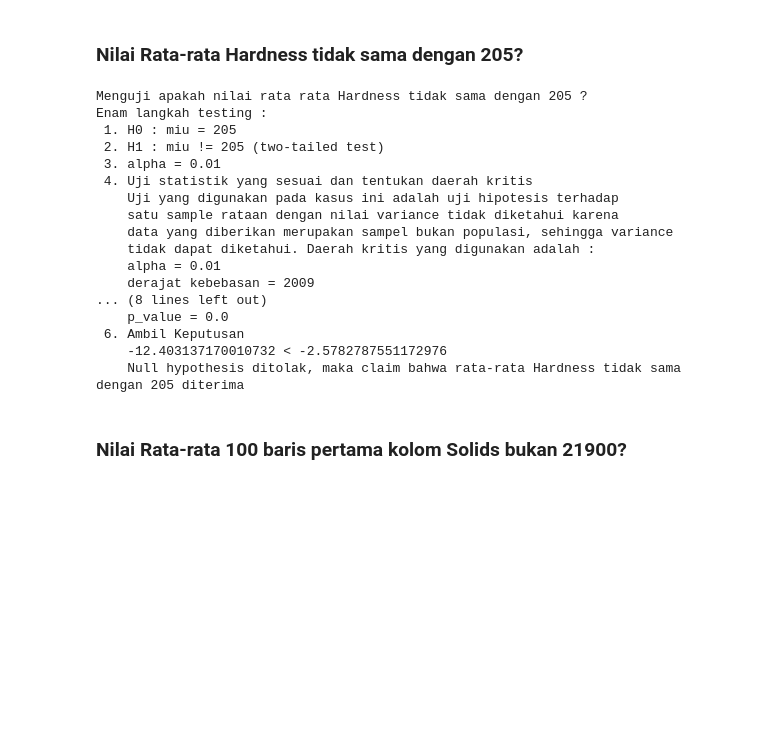
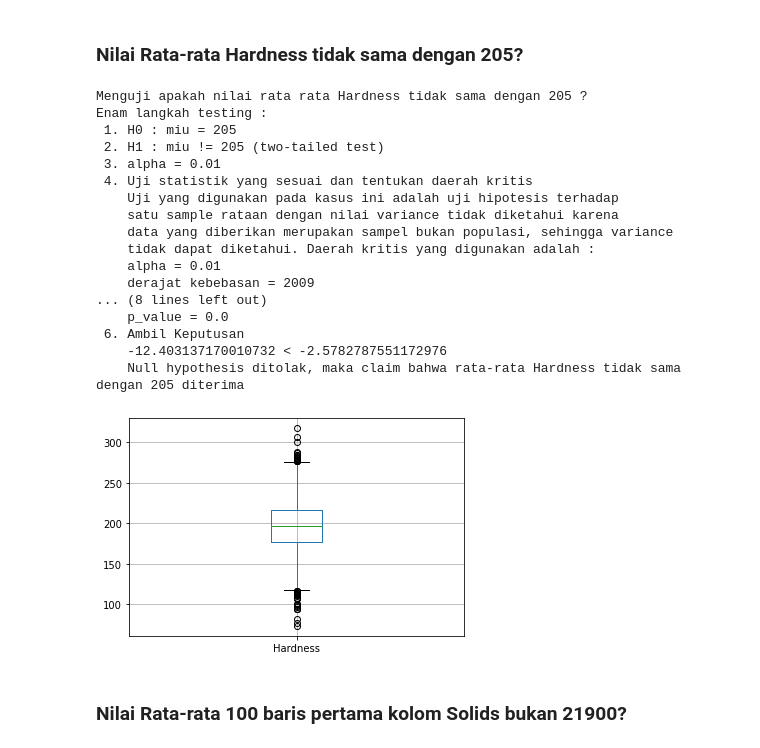
Before and after one commit to ZianTsabit/Tubes-Probstat, a Jupyter notebook: soal4.ipynb, the cells around one changed output. Drawn from its saved outputs; the diff is of its cells as text; code cells hidden in the pictures; blank space fills up the shorter version.

```diff
--- a/soal4.ipynb
+++ b/soal4.ipynb
@@ -101,7 +102,7 @@ import math
 import scipy.stats as stats
 
 df_Hardness = df['Hardness']
-
+df.boxplot(['Hardness'])
 print("Menguji apakah nilai rata rata Hardness tidak sama dengan 205 ?")
 print("Enam langkah testing : ")
 
@@ -150,33 +151,34 @@ print("    p_value = " + str(p_value))
 # signifikansi a yang diinginkan.
 print(" 6. Ambil Keputusan")
 
 if(t_value> critical_value or t_value < critical_value1):
     print("    " + str(t_value) + " < " + str(critical_value1))
     print("    Null hypothesis ditolak, maka claim bahwa rata-rata Hardness tidak sama dengan 205 diterima")
 elif (t_value < critical_value):
     print("    " + str(t_value) + " < " + str(critical_value))
     print("    Null hypothesis diterima, maka claim bahwa rata-rata Hardness tidak sama dengan 205 ditolak")
 elif (t_value> critical_value1):
     print("    " + str(t_value) + " < " + str(critical_value1))
     print("    Null hypothesis diterima, maka claim bahwa rata-rata Hardness tidak sama dengan 205 ditolak")
 # %% [output]
 Menguji apakah nilai rata rata Hardness tidak sama dengan 205 ?
 Enam langkah testing :
  1. H0 : miu = 205
  2. H1 : miu != 205 (two-tailed test)
  3. alpha = 0.01
  4. Uji statistik yang sesuai dan tentukan daerah kritis
     Uji yang digunakan pada kasus ini adalah uji hipotesis terhadap
     satu sample rataan dengan nilai variance tidak diketahui karena
     data yang diberikan merupakan sampel bukan populasi, sehingga variance
     tidak dapat diketahui. Daerah kritis yang digunakan adalah :
     alpha = 0.01
     derajat kebebasan = 2009
 ... (8 lines left out)
     p_value = 0.0
  6. Ambil Keputusan
     -12.403137170010732 < -2.5782787551172976
     Null hypothesis ditolak, maka claim bahwa rata-rata Hardness tidak sama dengan 205 diterima
+[figure, added]
 # %% [markdown]
 ### Nilai Rata-rata 100 baris pertama kolom Solids bukan 21900?
 # %%
```
Also changed, not shown: parts of 4 cells of this notebook.
